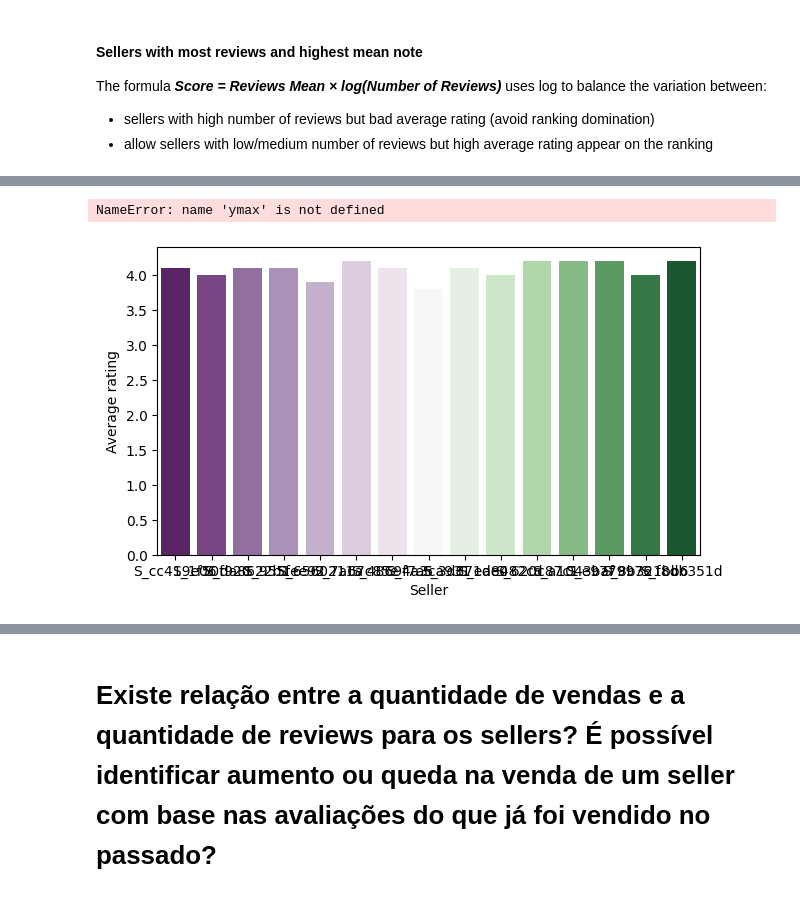
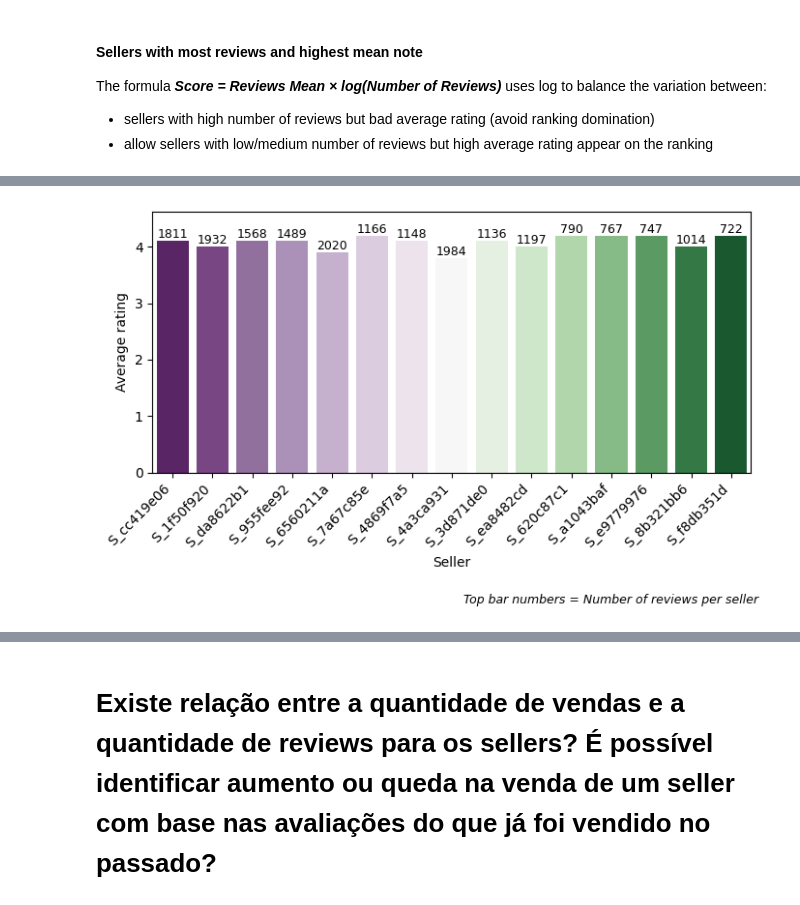
Before and after one commit to matsa0/desafio-sprint02-data-analysis, a Jupyter notebook: analise_exploratoria/eda.ipynb, the cells around one changed output, grey strips where cells are left out. Drawn from its saved outputs; the diff is of its cells as text; code cells hidden in the pictures.

```diff
--- a/analise_exploratoria/eda.ipynb
+++ b/analise_exploratoria/eda.ipynb
@@ -279,16 +280,17 @@ def convert_columns_to_datetime(df:pd.DataFrame, datetime_cols:list) -> pd.DataF
             df[col] = pd.to_datetime(df[col], errors="coerce")
     return df
 
-def fillna_columns(df:pd.DataFrame, columns:list) -> pd.DataFrame:
+def fillna_columns(df:pd.DataFrame, columns:list, value:any) -> pd.DataFrame:
     """
     Replace NaN values with 'Vazio'(empty)
 
     Args:
         df (pd.DataFrame): target dataframe
-        columns (list): Lista de colunas onde aplicar o preenchimento
+        columns (list): columns to replace NaN values
+        value (any): value to fill columns
 
     Returns:
-        pd.DataFrame: Novo DataFrame com os valores nulos substituídos
+        pd.DataFrame: new dataframe
     """
     for col in columns:
         if col in df.columns:
@@ -324,7 +326,7 @@ orders_df = convert_columns_to_datetime(orders_df, ['order_approved_at', 'order_
 order_items_df = convert_columns_to_datetime(order_items_df, ['shipping_limit_date'])
 
 # filling NaN values of review_comment_message columns -> order reviews dataset
-order_reviews_df = fillna_columns(order_reviews_df, ['review_comment_message'])
+order_reviews_df = fillna_columns(order_reviews_df, ['review_comment_message'], "Vazio")
 # %% [markdown]
 #### Mapping the english category name to products dataset
 # %%
@@ -738,31 +724,32 @@ dtype: object
 # %%
 plt.figure(figsize=(7,4))
 ax = sns.barplot(data=sellers_reviews.head(15),
                  x="seller",
                  y="mean_reviews",
                  palette="PRGn")
 
+ymax = sellers_reviews.head(15)["mean_reviews"].max()
+ax.set_ylim(0, ymax * 1.1)
 ax.set_xlabel("Seller")
 ax.set_ylabel("Average rating")
-ax.set_ylim(0, ymax * 1.1)
+
 
 for bar, review_count in zip(ax.patches, sellers_reviews.head(15)["review_qnt"]):
     ax.text(
         bar.get_x() + bar.get_width() / 2,   # x position = center of the bar
         bar.get_height(),             # y position = top of the bar + little spacement
         str(review_count),                   # text = number of reviews
         ha="center", va="bottom", color="black", fontsize=9
     )
 
 plt.figtext(
     0.99, -0.05,
     "Top bar numbers = Number of reviews per seller",
     ha="right", fontsize=9, style="italic"
 )
 plt.xticks(rotation=45, ha="right")
 plt.tight_layout()
 plt.savefig("sellers_with_best_reviews.png")
 plt.show()
 # %% [output]
-NameError: name 'ymax' is not defined
-[figure, old version]
+[figure, new version]
```
Also changed, not shown: parts of 85 cells of this notebook, 2 other files.
